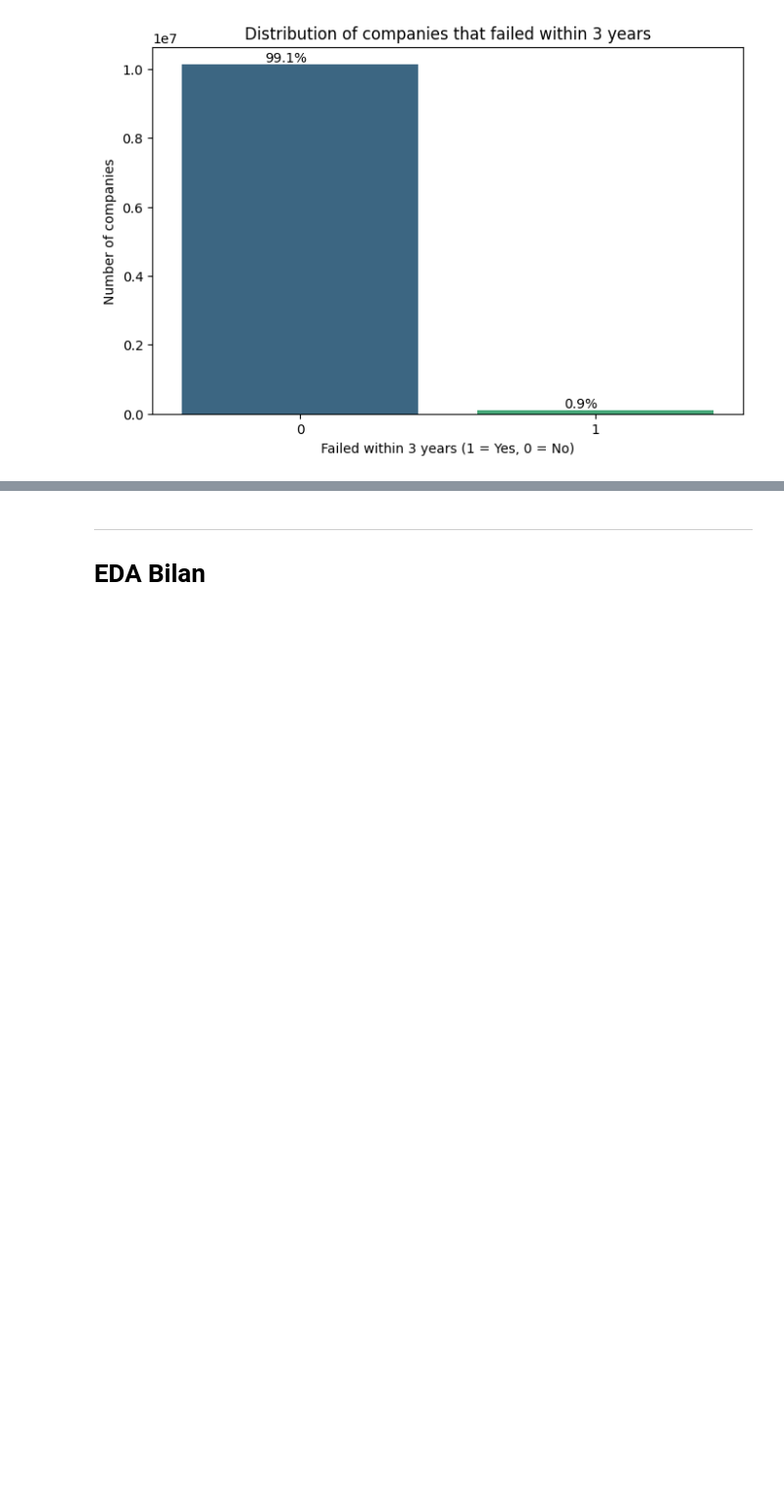
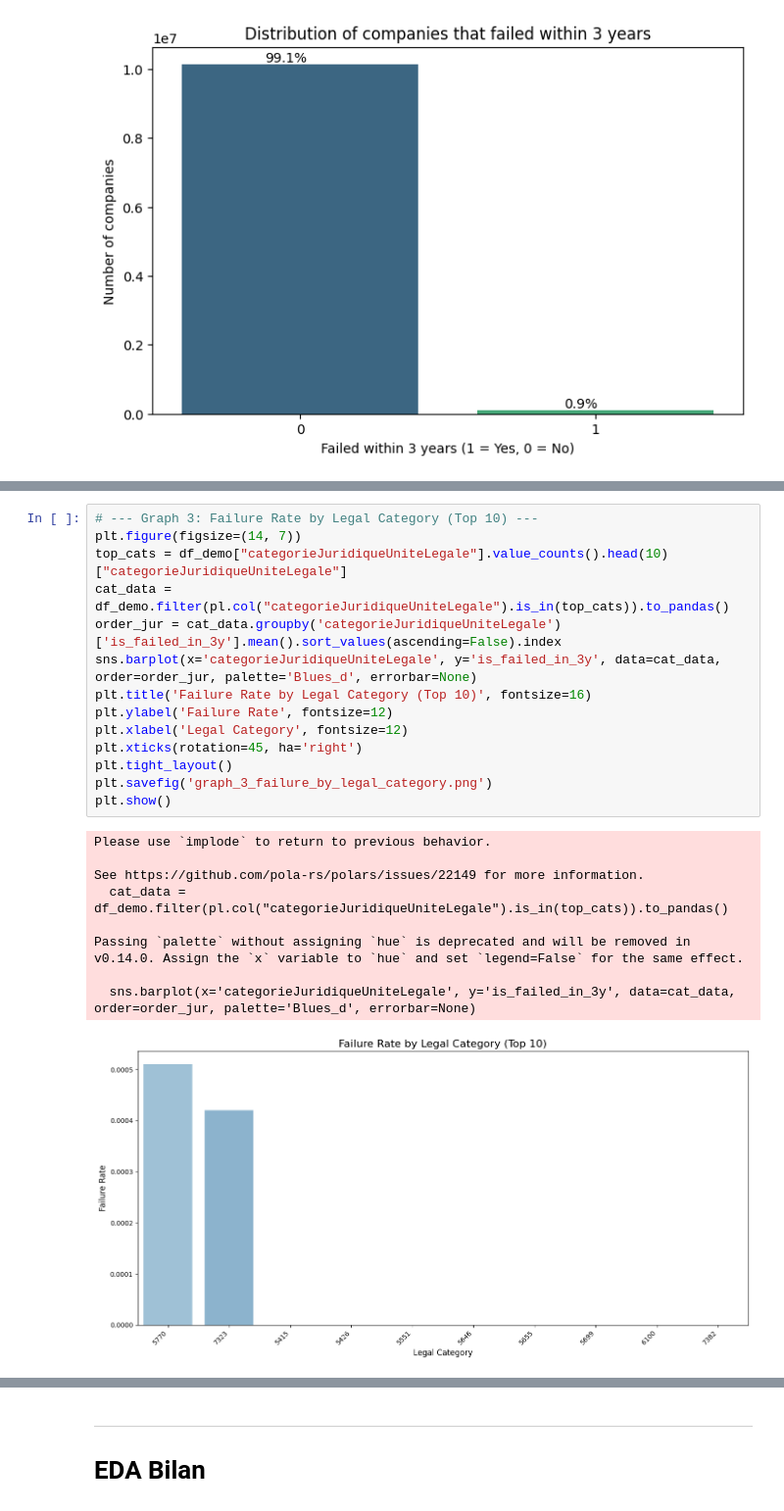
Before and after one commit to ugozchi/AS_Supervised_Learning, a Jupyter notebook: Notebooks/01_EDA.ipynb, the cells around one changed output, grey strips where cells are left out. Shown at 98% size. Saved outputs shown, nothing was run; the diff lists cells and outputs as text; blank space fills up the shorter version.

```diff
--- a/Notebooks/01_EDA.ipynb
+++ b/Notebooks/01_EDA.ipynb
@@ -118,3 +150,27 @@ plt.savefig('graph_2_failure_by_year.png')
 plt.show()
 # %% [output]
 [figure]
+# %%
+# --- Graph 3: Failure Rate by Legal Category (Top 10) ---
+plt.figure(figsize=(14, 7))
+top_cats = df_demo["categorieJuridiqueUniteLegale"].value_counts().head(10)["categorieJuridiqueUniteLegale"]
+cat_data = df_demo.filter(pl.col("categorieJuridiqueUniteLegale").is_in(top_cats)).to_pandas()
+order_jur = cat_data.groupby('categorieJuridiqueUniteLegale')['is_failed_in_3y'].mean().sort_values(ascending=False).index
+sns.barplot(x='categorieJuridiqueUniteLegale', y='is_failed_in_3y', data=cat_data, order=order_jur, palette='Blues_d', errorbar=None)
+plt.title('Failure Rate by Legal Category (Top 10)', fontsize=16)
+plt.ylabel('Failure Rate', fontsize=12)
+plt.xlabel('Legal Category', fontsize=12)
+plt.xticks(rotation=45, ha='right')
+plt.tight_layout()
+plt.savefig('graph_3_failure_by_legal_category.png')
+plt.show()
+# %% [output]
+Please use `implode` to return to previous behavior.
+
+See https://github.com/pola-rs/polars/issues/22149 for more information.
+  cat_data = df_demo.filter(pl.col("categorieJuridiqueUniteLegale").is_in(top_cats)).to_pandas()
+
+Passing `palette` without assigning `hue` is deprecated and will be removed in v0.14.0. Assign the `x` variable to `hue` and set `legend=False` for the same effect.
+
+  sns.barplot(x='categorieJuridiqueUniteLegale', y='is_failed_in_3y', data=cat_data, order=order_jur, palette='Blues_d', errorbar=None)
+[figure, added]
```
Also changed, not shown: parts of 5 cells of this notebook, 3 other files.
